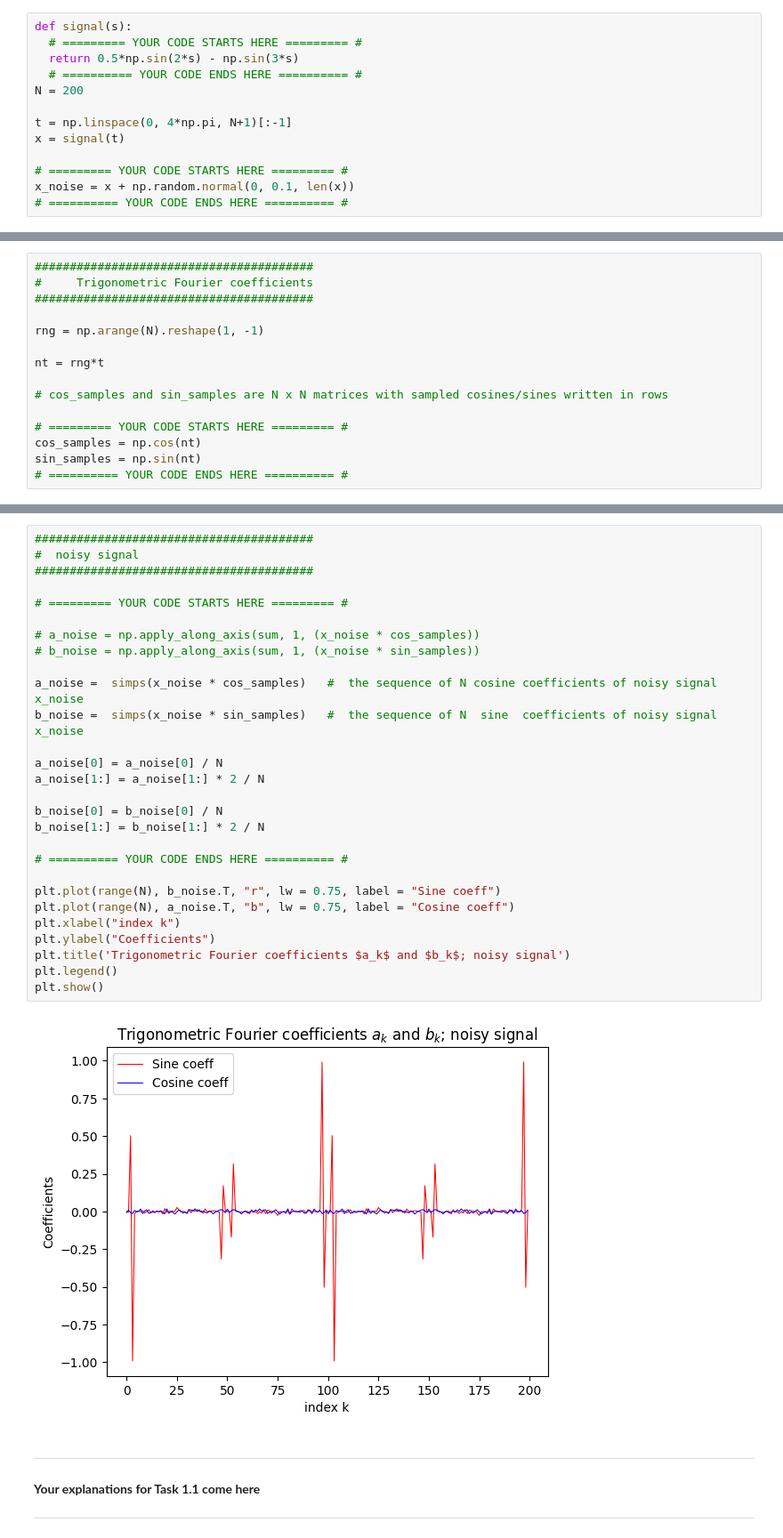
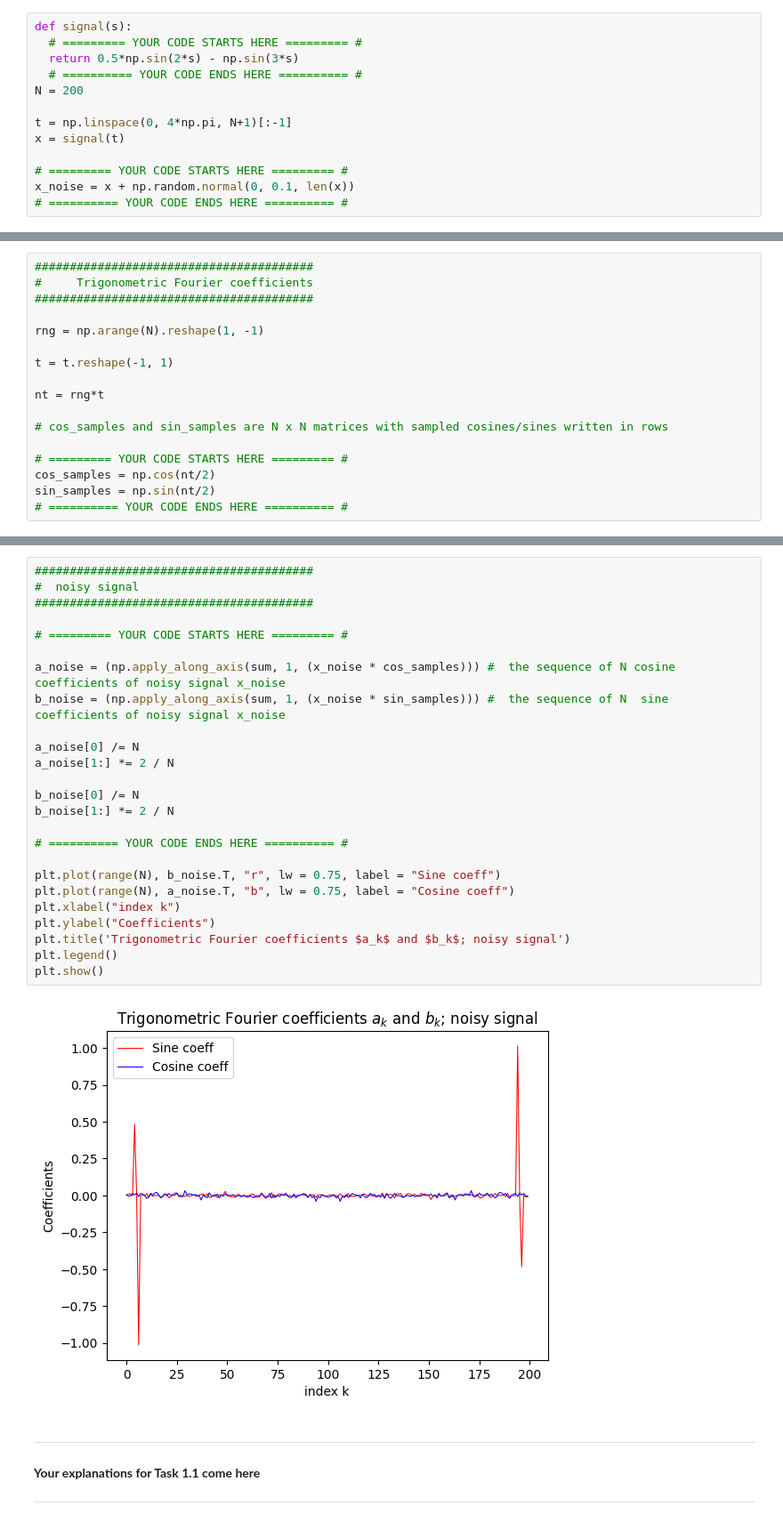
Before and after one commit to Smarinchenko/UCU-LA, a Jupyter notebook: hw1-task4-fourier-transform.ipynb, the cells around one changed output, grey strips where cells are left out. Shown at 89% size. Saved outputs shown, nothing was run; the diff lists cells and outputs as text.

```diff
--- a/hw1-task4-fourier-transform.ipynb
+++ b/hw1-task4-fourier-transform.ipynb
@@ -85,11 +85,13 @@ plt.show()
 
 rng = np.arange(N).reshape(1, -1)
 
+t = t.reshape(-1, 1)
+
 nt = rng*t
 
 # cos_samples and sin_samples are N x N matrices with sampled cosines/sines written in rows
 
 # ========= YOUR CODE STARTS HERE ========= #
-cos_samples = np.cos(nt)
-sin_samples = np.sin(nt)
+cos_samples = np.cos(nt/2)
+sin_samples = np.sin(nt/2)
 # ========== YOUR CODE ENDS HERE ========== #
@@ -129,33 +129,30 @@ plt.show()
 # %%
 ########################################
 #  noisy signal
 ########################################
 
 # ========= YOUR CODE STARTS HERE ========= #
 
-# a_noise = np.apply_along_axis(sum, 1, (x_noise * cos_samples))
-# b_noise = np.apply_along_axis(sum, 1, (x_noise * sin_samples))
+a_noise = (np.apply_along_axis(sum, 1, (x_noise * cos_samples))) #  the sequence of N cosine coefficients of noisy signal x_noise
+b_noise = (np.apply_along_axis(sum, 1, (x_noise * sin_samples))) #  the sequence of N  sine  coefficients of noisy signal x_noise
 
-a_noise =  simps(x_noise * cos_samples)   #  the sequence of N cosine coefficients of noisy signal x_noise
-b_noise =  simps(x_noise * sin_samples)   #  the sequence of N  sine  coefficients of noisy signal x_noise
+a_noise[0] /= N
+a_noise[1:] *= 2 / N
 
-a_noise[0] = a_noise[0] / N
-a_noise[1:] = a_noise[1:] * 2 / N
-
-b_noise[0] = b_noise[0] / N
-b_noise[1:] = b_noise[1:] * 2 / N
+b_noise[0] /= N
+b_noise[1:] *= 2 / N
 
 # ========== YOUR CODE ENDS HERE ========== #
 
 plt.plot(range(N), b_noise.T, "r", lw = 0.75, label = "Sine coeff")
 plt.plot(range(N), a_noise.T, "b", lw = 0.75, label = "Cosine coeff")
 plt.xlabel("index k")
 plt.ylabel("Coefficients")
 plt.title('Trigonometric Fourier coefficients $a_k$ and $b_k$; noisy signal')
 plt.legend()
 plt.show()
 # %% [output]
-[figure, old version]
+[figure, new version]
 # %% [markdown]
 ---
 
```
Also changed, not shown: parts of 7 cells of this notebook, 2 other files.
